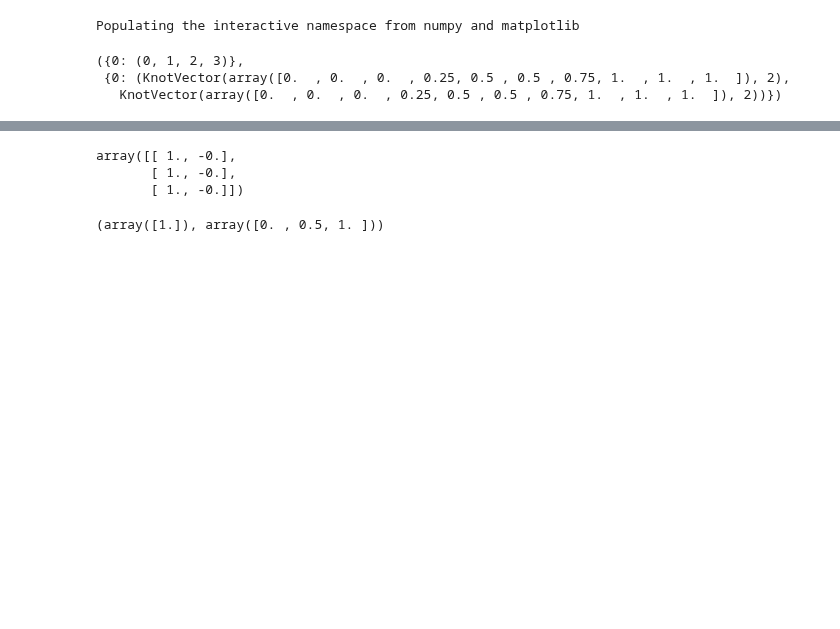
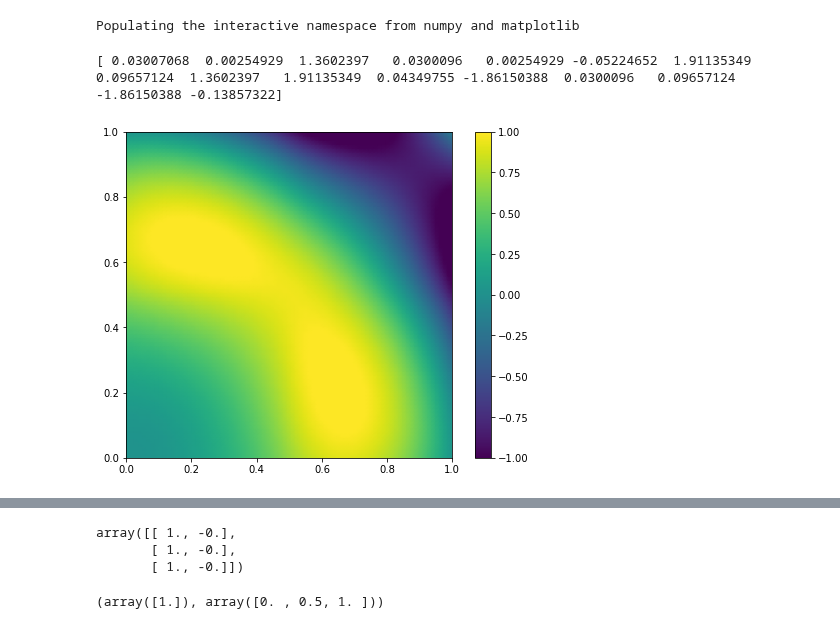
Before and after one commit to c-f-h/pyiga, a Jupyter notebook: notebooks/NewMultipatch.ipynb, the cells around one changed output, grey strips where cells are left out. Drawn from its saved outputs; the diff is of its cells as text; code cells hidden in the pictures; blank space fills up the shorter version.

```diff
--- a/notebooks/NewMultipatch.ipynb
+++ b/notebooks/NewMultipatch.ipynb
@@ -765,44 +855,48 @@ def Annulus(deg, N, g, r1=1, r2=2):
 # %%
 #Example 5
 
 #setup initial discretization
 deg = 2
 N=2
 kvs = 2*[2 * (bspline.make_knots(deg, 0.0, 1.0, N),),]
 
 # define geometry
 geos = [
     geometry.unit_square(),
     #geometry.unit_square().rotate_2d(pi/2).translate((2,0))
     #geometry.unit_square().translate((1,0))
 ]
 
 gamma=1
 f = lambda x, y: 4*(x**2+y**2)*gamma**2*pi**2*sin(gamma*(x**2+y**2)*pi)-4*gamma*pi*cos(gamma*(x**2+y**2)*pi)
 u = lambda x, y: sin(gamma*(x**2+y**2)*pi)
 g=u
 
 dir_data = [
     (0, 'bottom', g), (0, 'left', g), (0, 'top', g), (0, 'right',g)
     #(1, 'bottom', g), (1, 'left',g), (1, 'right', g),
     #(1, 'bottom', g), (1, 'top',g), (1, 'right', g)
 ]
 
 patches = [(k, g) for k, g in zip(kvs,geos)]
 M = PatchMesh(patches)
+#M.split_patches(dir_data=dir_data)
 
-axis=None
-patches=M.split_patches(axis=axis,dir_data=dir_data)
-#patches=M.split_patches(patches=0,axis=1,dir_data=dir_data)
-#M.refine(patches=0)
+#M.refine(0)
+MP=Multipatch(M, automatch=True,k=0)
+u_ = MP.L2Projection(u)
+print(u_)
+u_funcs = [geometry.BSplineFunc(kvs, MP.global_to_patch(p) @ u_)
+           for p, ((kvs,_),_) in enumerate(MP.mesh.patches)]
 
-MP=Multipatch(M, automatch=True, k=0)
+figsize(8,6)
+for (u_func, ((kvs, geo),_)) in zip(u_funcs, MP.mesh.patches):
+    vis.plot_field(u_func, geo, vmin=-1, vmax=1)
+plt.axis('scaled')
+colorbar();
+# %% [output]
+[ 0.03007068  0.00254929  1.3602397   0.0300096   0.00254929 -0.05224652  1.91135349  0.09657124  1.3602397   1.91135349  0.04349755 -1.86150388  0.0300096   0.09657124 -1.86150388 -0.13857322]
+[figure, added]
-# %%
-patches
-# %% [output]
-({0: (0, 1, 2, 3)},
- {0: (KnotVector(array([0.  , 0.  , 0.  , 0.25, 0.5 , 0.5 , 0.75, 1.  , 1.  , 1.  ]), 2),
-   KnotVector(array([0.  , 0.  , 0.  , 0.25, 0.5 , 0.5 , 0.75, 1.  , 1.  , 1.  ]), 2))})
 # %%
 bcs = MP.compute_dirichlet_bcs(dir_data)
 # assemble the linear system
```
Also changed, not shown: parts of 49 cells of this notebook.
